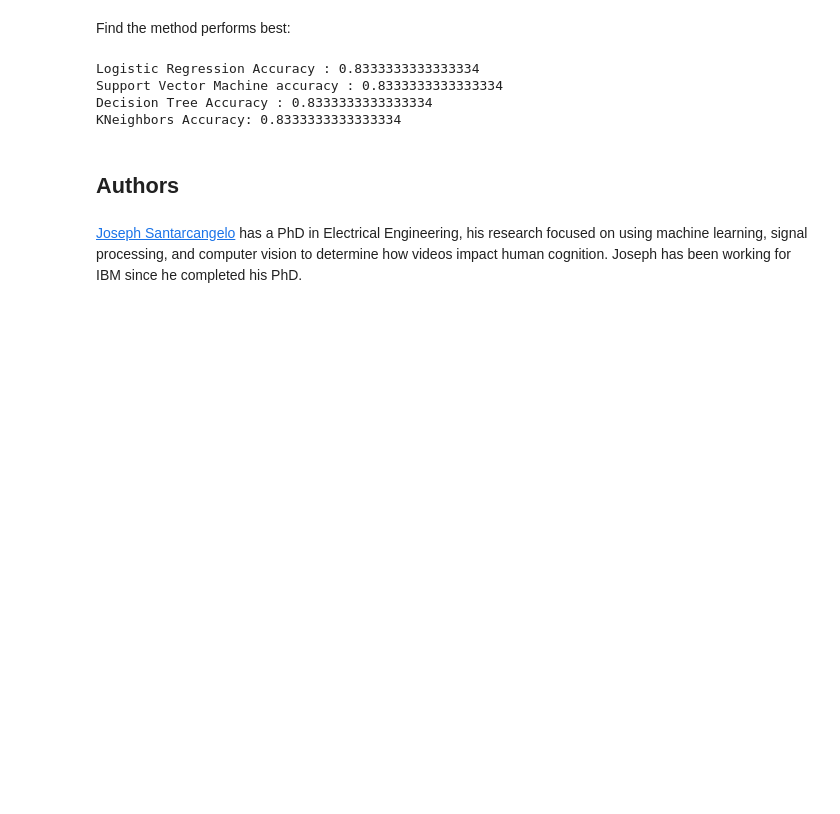
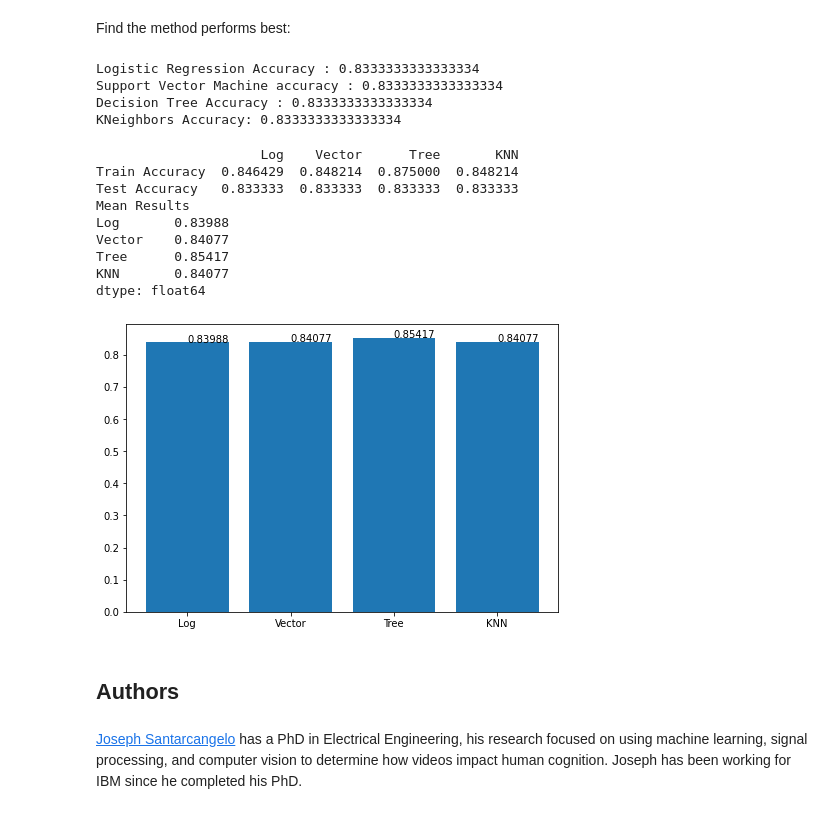
Before and after one commit to TrevorJohnHarris/Data-Science-Capstone-Project, a Jupyter notebook: SpaceX - Predictive Analysis.ipynb, the cells around one changed output. Drawn from its saved outputs; the diff is of its cells as text; code cells hidden in the pictures; blank space fills up the shorter version.

```diff
--- a/SpaceX - Predictive Analysis.ipynb
+++ b/SpaceX - Predictive Analysis.ipynb
@@ -279,7 +279,7 @@ accuracy : 0.875
 # %% [markdown]
 Calculate the accuracy of tree_cv on the test data using the method <code>score</code>:
 # %%
-tree2=DecisionTreeClassifier(criterion='gini',max_depth=6,max_features='sqrt',min_samples_leaf=2,min_samples_split=5, splitter='random')
+tree2=DecisionTreeClassifier(criterion='gini',max_depth=4,max_features='sqrt',min_samples_leaf=1,min_samples_split=2, splitter='random')
 tree2.fit(X_train,Y_train)
 print("score",tree2.score(X_test,Y_test))
 # %% [output]
@@ -346,6 +346,36 @@ Logistic Regression Accuracy : 0.8333333333333334
 Support Vector Machine accuracy : 0.8333333333333334
 Decision Tree Accuracy : 0.8333333333333334
 KNeighbors Accuracy: 0.8333333333333334
+# %%
+def addlabels(x,y):
+    for i in range(len(x)):
+        plt.text(i,y[i],y[i])
+# %%
+trainaccuracy = pd.DataFrame({"Log":[logreg_cv.best_score_,logreg2.score(X_test,Y_test)],"Vector":[svm_cv.best_score_,svm2.score(X_test,Y_test)],"Tree":[tree_cv.best_score_,tree2.score(X_test,Y_test)],"KNN":[knn_cv.best_score_,knn2.score(X_test,Y_test)]},index=["Train Accuracy","Test Accuracy"])
+mean = trainaccuracy.mean().round(5)
+print(trainaccuracy)
+print("Mean Results")
+print(mean)
+
+import matplotlib.pyplot as plt
+fig = plt.figure()
+ax = fig.add_axes([0,0,1,1])
+Regtypes = ['Log', 'Vector', 'Tree', 'KNN']
+ax.bar(Regtypes,mean)
+# calling the function to add value labels
+addlabels(Regtypes,mean)
+plt.show()
+# %% [output]
+                     Log    Vector      Tree       KNN
+Train Accuracy  0.846429  0.848214  0.875000  0.848214
+Test Accuracy   0.833333  0.833333  0.833333  0.833333
+Mean Results
+Log       0.83988
+Vector    0.84077
+Tree      0.85417
+KNN       0.84077
+dtype: float64
+[figure, added]
 # %% [markdown]
 ## Authors
 # %% [markdown]
```
Also changed, not shown: parts of 5 cells of this notebook.
